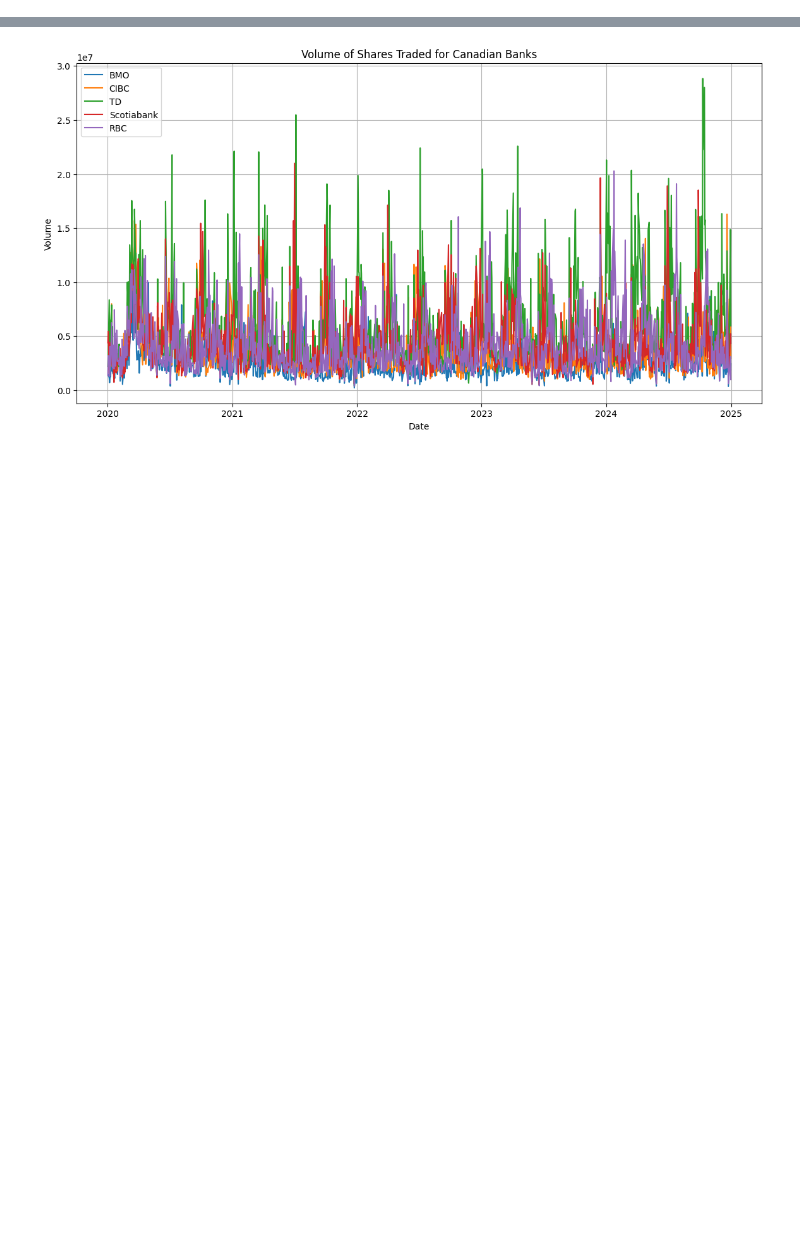
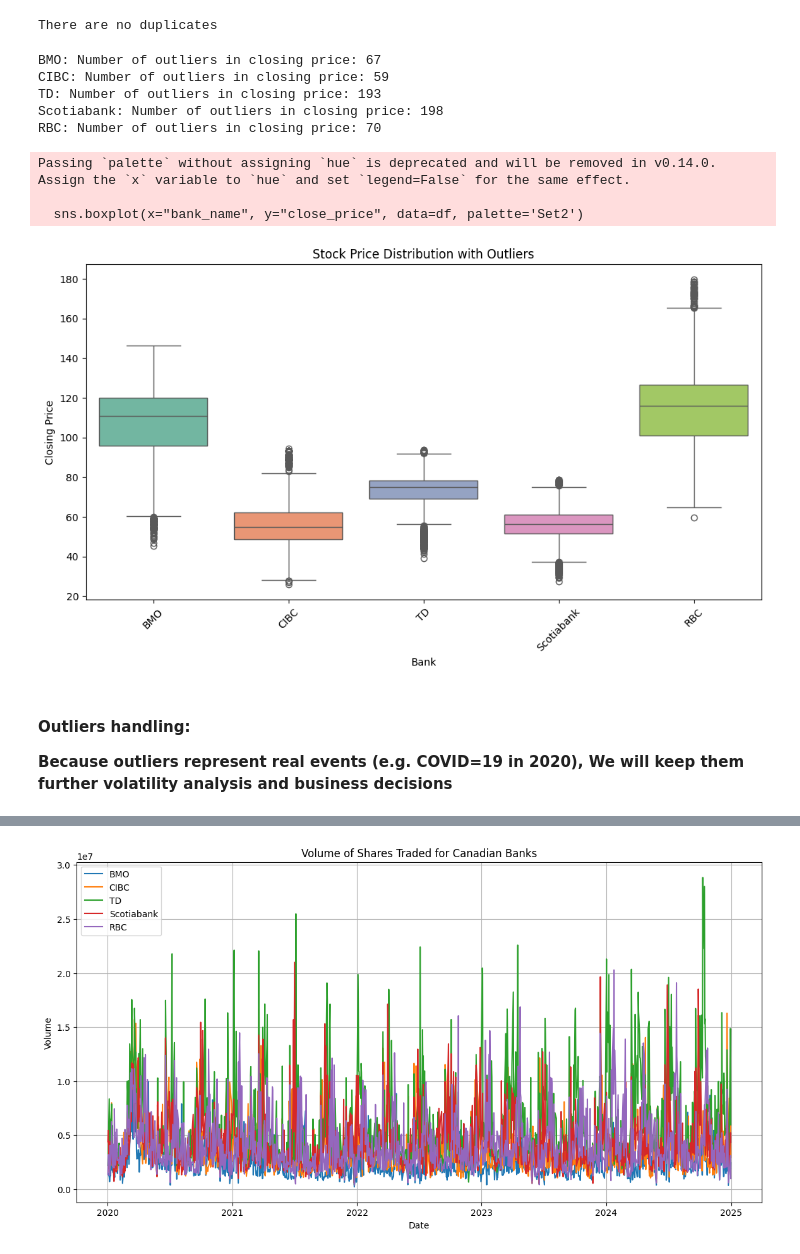
Before and after one commit to helenzhupnyk/canadian_banks_stock_data_analysis, a Jupyter notebook: data_analysis.ipynb, the cells around one changed output, grey strips where cells are left out. Cells and saved outputs as stored; diff of their text form; code cells hidden in the pictures; blank space fills up the shorter version.

```diff
--- a/data_analysis.ipynb
+++ b/data_analysis.ipynb
@@ -139,10 +0,0 @@ Univariate Analysis for (analyzing the distribution, central tendency, and sprea
-# %%
-#detecting outliers in close_prise
-Q1 = df["close_price"].quantile(0.25)
-Q3 = df["close_price"].quantile(0.75)
-IQR = Q3 - Q1
-lower_bound = Q1 - 1.5 * IQR
-upper_bound = Q3 + 1.5 * IQR
-
-outliers = df[(df["close_price"] < lower_bound) | (df["close_price"] > upper_bound)]
-print(f"Number of outliers in closing price: {outliers.shape[0]}")
@@ -168,0 +151,51 @@ plt.show()
+# %%
+# Checking for duplicates
+duplicate_rows_df = df[df.duplicated()]
+
+if duplicate_rows_df.empty:
+    print("There are no duplicates")
+else:
+    print("Number of duplicate rows:", duplicate_rows_df.shape[0])
+# %% [output]
+There are no duplicates
+# %%
+#detecting outliers in close_prise for each bank
+import seaborn as sns
+import matplotlib.pyplot as plt
+
+#Loop goes through each bank and detects outliers using interquartile range (IQR) approach
+for bank in df["bank_name"].unique():
+    bank_df = df[df["bank_name"] == bank]
+
+    Q1 = bank_df["close_price"].quantile(0.25)
+    Q3 = bank_df["close_price"].quantile(0.75)
+    IQR = Q3 - Q1
+    lower_bound = Q1 - 1.5 * IQR
+    upper_bound = Q3 + 1.5 * IQR
+
+    outliers = bank_df[(bank_df["close_price"] < lower_bound) | (bank_df["close_price"] > upper_bound)]
+
+    print(f"{bank}: Number of outliers in closing price: {outliers.shape[0]}")
+
+
+#Outliers visualisation
+plt.figure(figsize=(12, 6))
+sns.boxplot(x="bank_name", y="close_price", data=df, palette='Set2')
+plt.title("Stock Price Distribution with Outliers")
+plt.xlabel("Bank")
+plt.ylabel("Closing Price")
+plt.xticks(rotation=45)
+plt.show()
+# %% [output]
+BMO: Number of outliers in closing price: 67
+CIBC: Number of outliers in closing price: 59
+TD: Number of outliers in closing price: 193
+Scotiabank: Number of outliers in closing price: 198
+RBC: Number of outliers in closing price: 70
+Passing `palette` without assigning `hue` is deprecated and will be removed in v0.14.0. Assign the `x` variable to `hue` and set `legend=False` for the same effect.
+
+  sns.boxplot(x="bank_name", y="close_price", data=df, palette='Set2')
+[figure, added]
+# %% [markdown]
+#### Outliers handling:
+**Because outliers represent real events (e.g. COVID=19 in 2020), We will keep them further volatility analysis and business decisions**
```
Also changed, not shown: parts of 51 cells of this notebook.
